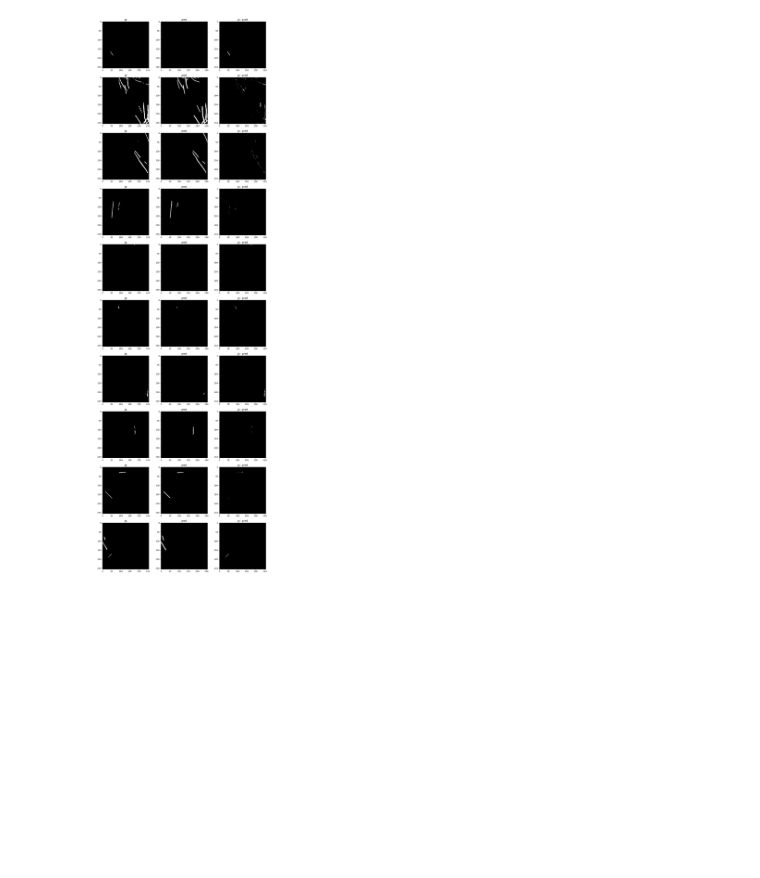
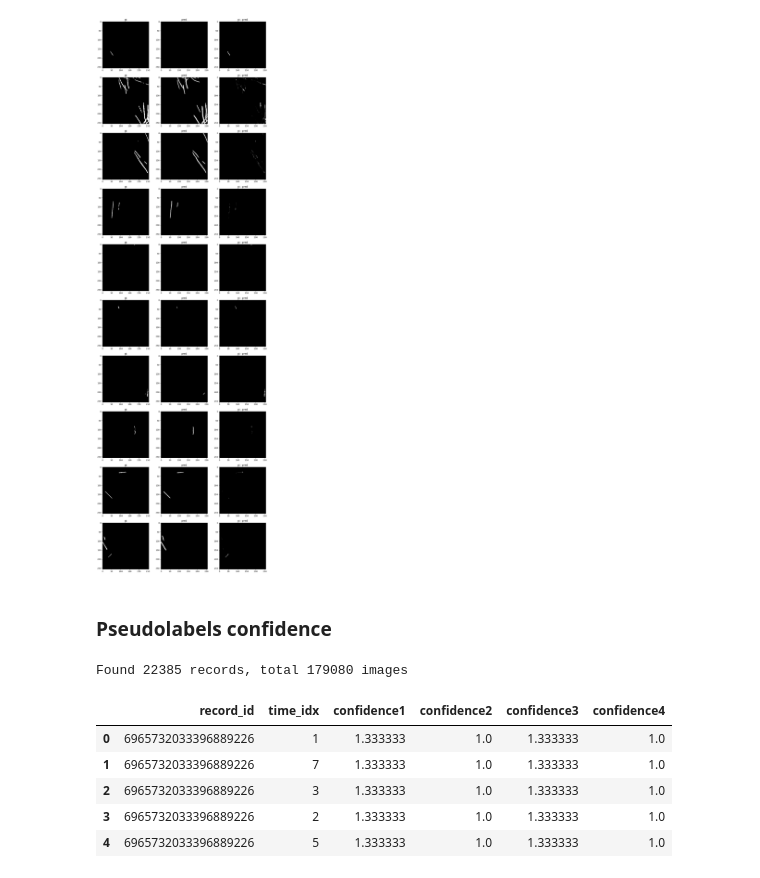
Before and after one commit to mkotyushev/contrails, a Jupyter notebook: src/notebooks/eda.ipynb, the cells around one changed output. Drawn from its saved outputs; the diff is of its cells as text; code cells hidden in the pictures; blank space fills up the shorter version.

```diff
--- a/src/notebooks/eda.ipynb
+++ b/src/notebooks/eda.ipynb
@@ -1456,3 +1457,5 @@ for i, axes_row in zip(indices_to_show, axes):
 # %% [output]
 [577  52 532 346  55  62 443 546 206 409]
 [figure]
+# %% [markdown]
+### Pseudolabels confidence
@@ -1458,0 +1465,14 @@ for i, axes_row in zip(indices_to_show, axes):
+# %%
+# Get grouped files
+record_id_to_time_idx_to_files = defaultdict(lambda: defaultdict(list))
+for file_path in input_dir.glob('*.png'):
+    record_id = file_path.stem.split('_')[0]
+    time_idx = int(file_path.stem.split('_')[1])
+    record_id_to_time_idx_to_files[record_id][time_idx].append(file_path)
+
+print(
+    f'Found {len(record_id_to_time_idx_to_files)} records, '
+    f'total {sum(len(time_idx_to_files) for time_idx_to_files in record_id_to_time_idx_to_files.values())} images'
+)
+# %% [output]
+Found 22385 records, total 179080 images
@@ -1458,0 +1524,10 @@ for i, axes_row in zip(indices_to_show, axes):
+# %%
+df = pd.DataFrame(confidences)
+df.head()
+# %% [output]
+|  | record_id | time_idx | confidence1 | confidence2 | confidence3 | confidence4 |
+| 0 | 6965732033396889226 | 1 | 1.333333 | 1.0 | 1.333333 | 1.0 |
+| 1 | 6965732033396889226 | 7 | 1.333333 | 1.0 | 1.333333 | 1.0 |
+| 2 | 6965732033396889226 | 3 | 1.333333 | 1.0 | 1.333333 | 1.0 |
+| 3 | 6965732033396889226 | 2 | 1.333333 | 1.0 | 1.333333 | 1.0 |
+| 4 | 6965732033396889226 | 5 | 1.333333 | 1.0 | 1.333333 | 1.0 |
```
Also changed, not shown: parts of 4 cells of this notebook.
